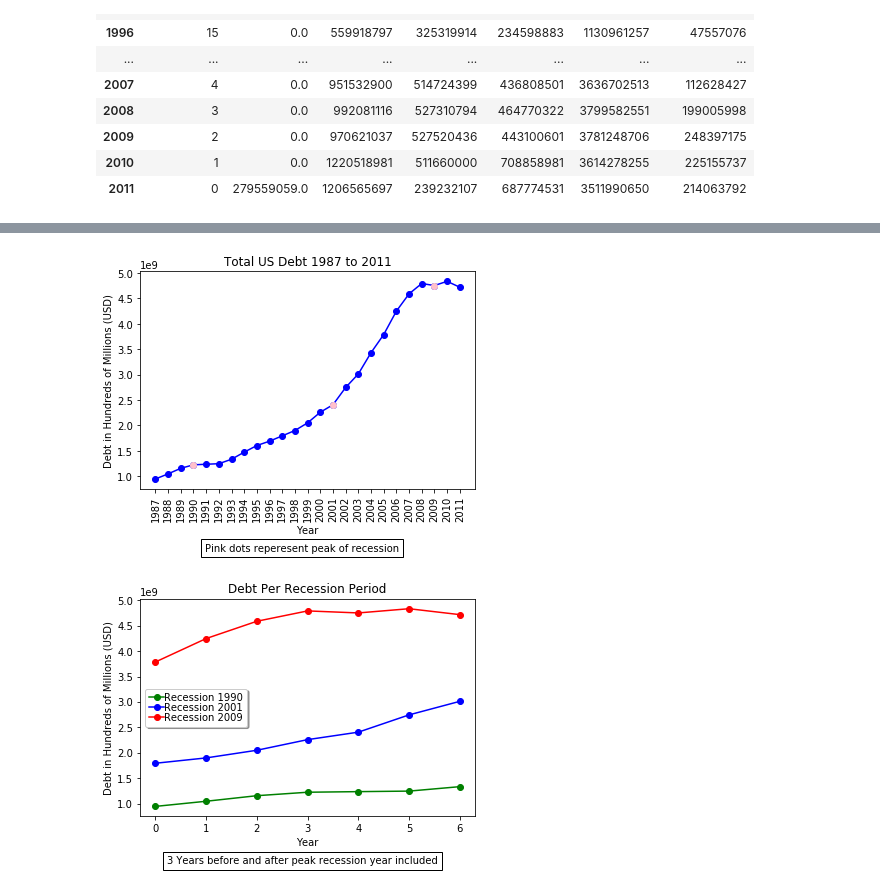
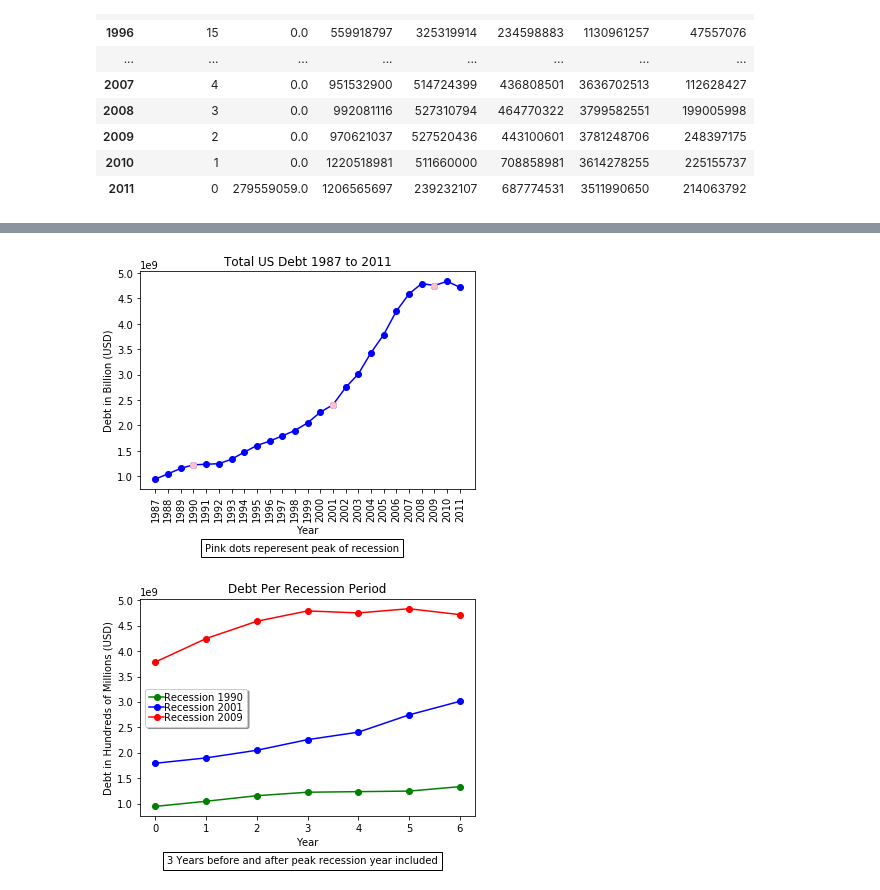
Before and after one commit to brownal05/project1, a Jupyter notebook: notebooks/nick.ipynb, the cells around one changed output, grey strips where cells are left out. Cells and saved outputs as stored; diff of their text form; code cells hidden in the pictures.

```diff
--- a/notebooks/nick.ipynb
+++ b/notebooks/nick.ipynb
@@ -97,22 +117,23 @@ debt_clean.to_csv('../raw-data/debt_clean.csv')
 # %%
 yr_tick = debt_clean['Year']
 caption_rec = 'Pink dots reperesent peak of recession'
 debt_clean.groupby('Year').sum().reset_index()
 plt.plot(debt_clean['Year'], debt_clean['Total Loans'],
         color='blue', marker='o', linestyle='solid')
 plt.plot(debt_clean['Year'][3], debt_clean['Total Loans'][3], color='pink', marker='o')
 plt.plot(debt_clean['Year'][14], debt_clean['Total Loans'][14], color='pink', marker='o')
 plt.plot(debt_clean['Year'][22], debt_clean['Total Loans'][22], color='pink', marker='o')
 plt.xticks(ticks = yr_tick, rotation='vertical')
+#plt.yscale('log')
 plt.title('Total US Debt 1987 to 2011')
 plt.xlabel('Year')
-plt.ylabel('Debt in Hundreds of Millions (USD)')
+plt.ylabel('Debt in Billion (USD)')
 plt.figtext(0.5, -0.09, caption_rec, wrap=True, horizontalalignment='center', fontsize=10,
            bbox=dict(facecolor='none', edgecolor='black'))
 plt.savefig('../clean_graphs/tot_debt.png')
 plt.show()
 # %% [output]
-[figure, old version]
+[figure, new version]
 # %%
 # Creates dataframes based around each recession period
 first_rec = debt_clean[(debt_clean['Year'] == 1987) | (debt_clean['Year'] == 1988) | (debt_clean['Year'] == 1989) | (debt_clean['Year'] == 1990) |
```
Also changed, not shown: parts of 16 cells of this notebook, 32 other files.
